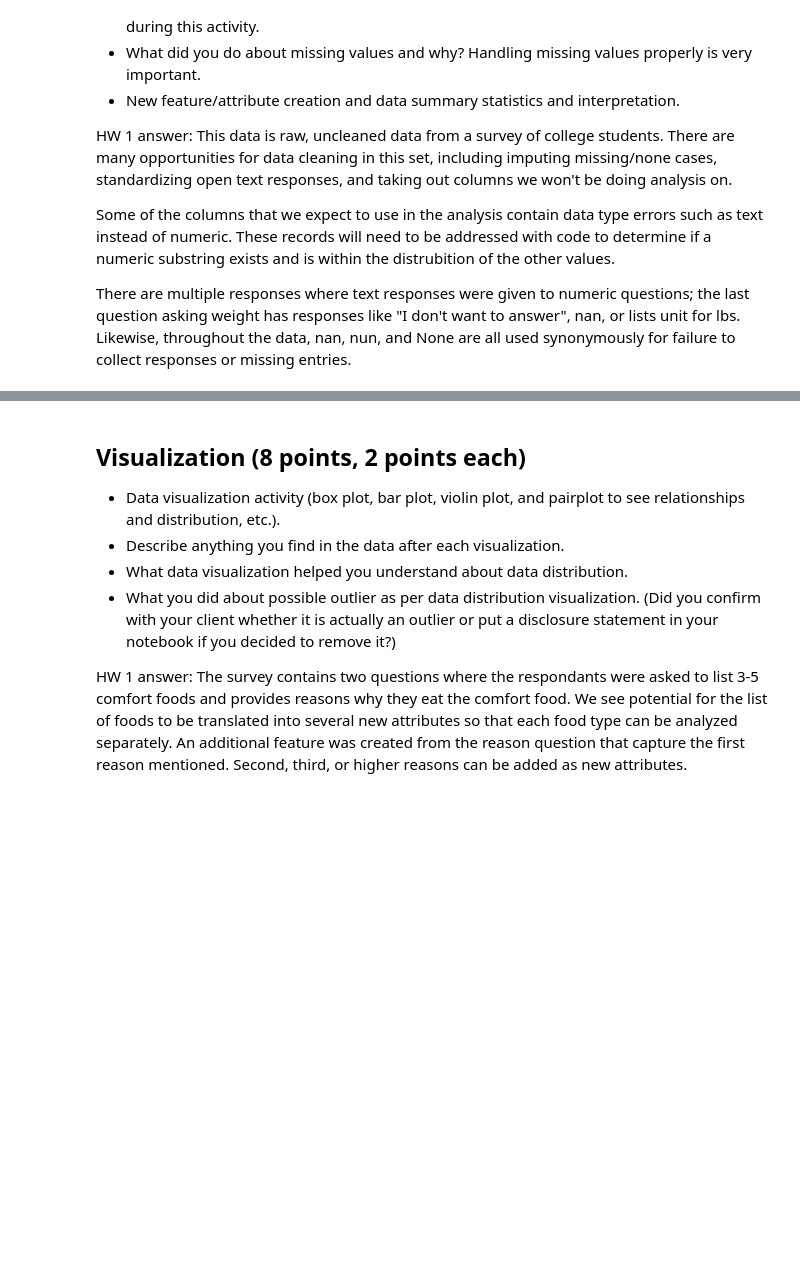
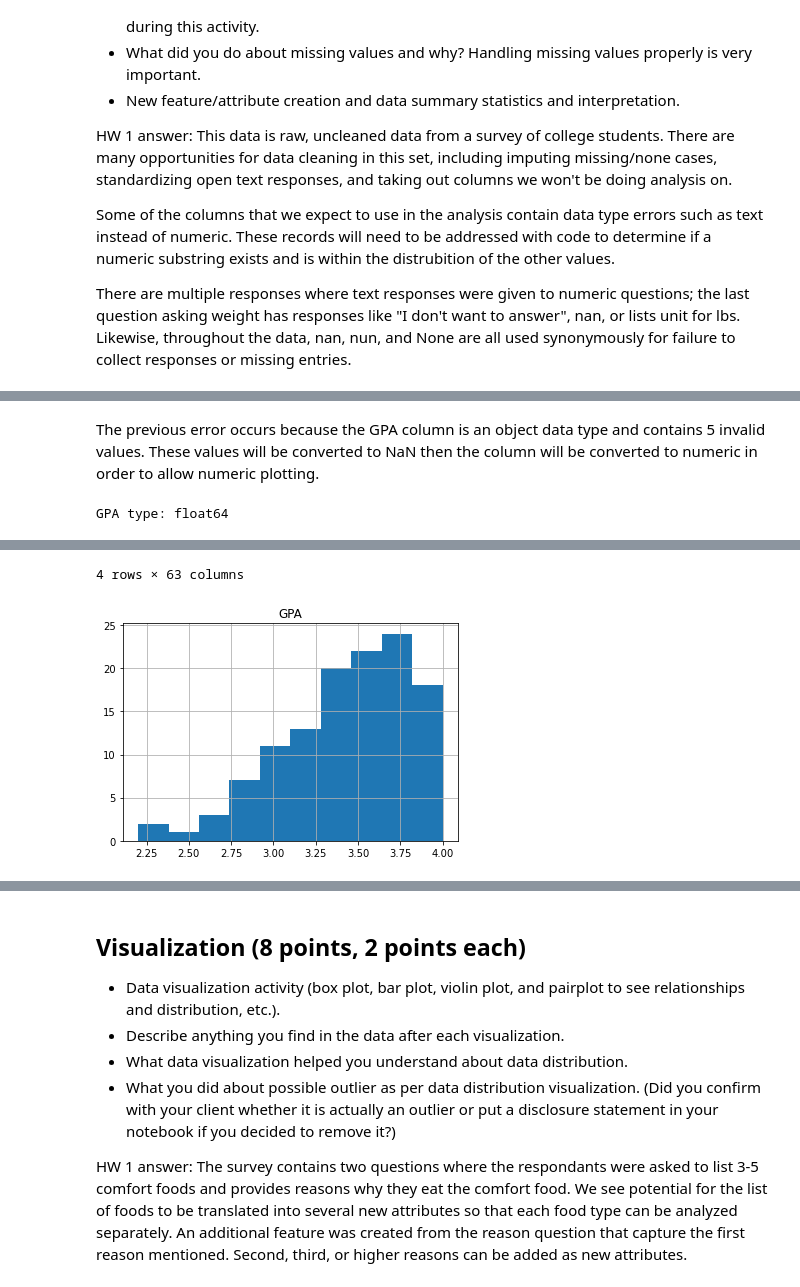
Before and after one commit to cuneom/COMP-4447-Final-Project---Food, a Jupyter notebook: FinalProject.ipynb, the cells around one changed output, grey strips where cells are left out. Saved outputs shown, nothing was run; the diff lists cells and outputs as text; code cells hidden in the pictures; blank space fills up the shorter version.

Commit message:
Added GPA data cleaning

```diff
--- a/FinalProject.ipynb
+++ b/FinalProject.ipynb
@@ -126,0 +139,10 @@ There are multiple responses where text responses were given to numeric question
+# %%
+print(f'GPA type: {df["GPA"].dtypes}')
+def check_decimal(x):
+    try:
+        float(x)
+        return True
+    except:
+        return False
+display(df.loc[~df['GPA'].apply(check_decimal) | df['GPA'].isna()])
+hist = df.hist('GPA')
@@ -126,0 +159,13 @@ There are multiple responses where text responses were given to numeric question
+# %% [markdown]
+The previous error occurs because the GPA column is an object data type and contains 5 invalid values. These values will be converted to NaN then the column will be converted to numeric in order to allow numeric plotting.
+# %%
+# Find either decimal or numeric values. The decimal must be examined first because a decimal could incorrectly be considered a numeric.
+df['GPA'] = df['GPA'].str.extract("(\d+\.\d+|\d*)")
+# Replace blank values with NaN
+df['GPA'] = df['GPA'].replace('^\s*$',np.nan,regex=True)
+df['GPA'] = pd.to_numeric(df['GPA'])
+print(f'GPA type: {df["GPA"].dtypes}')
+display(df.loc[~df['GPA'].apply(check_decimal) | df2['GPA'].isna()])
+hist = df.hist('GPA')
+# %% [output]
+GPA type: float64
@@ -126,0 +177,2 @@ There are multiple responses where text responses were given to numeric question
+4 rows × 63 columns
+[figure, added]
```
Also changed, not shown: parts of 9 cells of this notebook.
